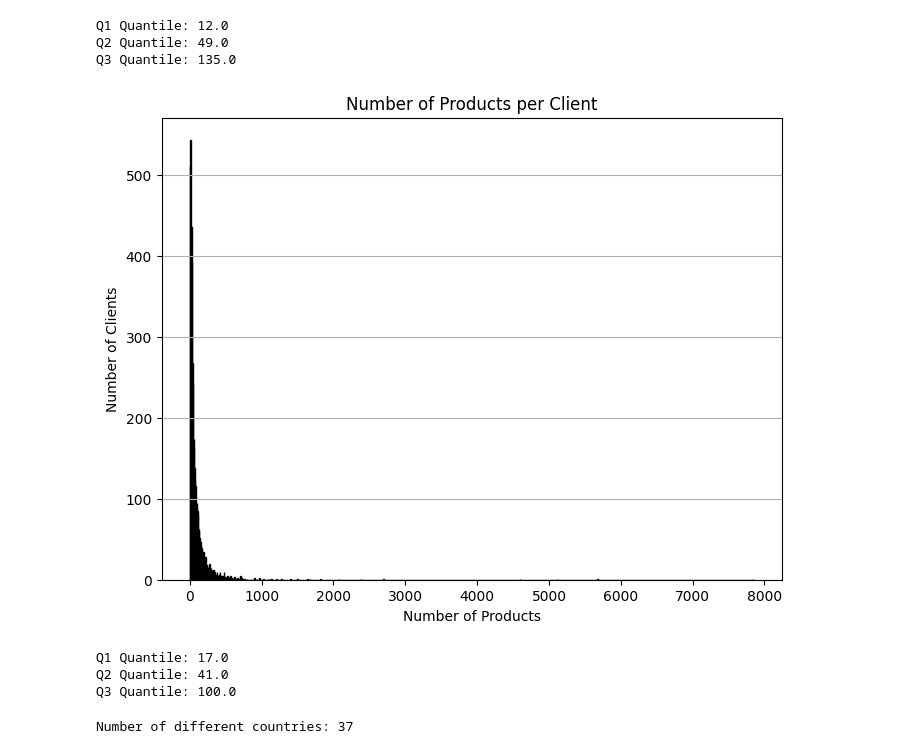
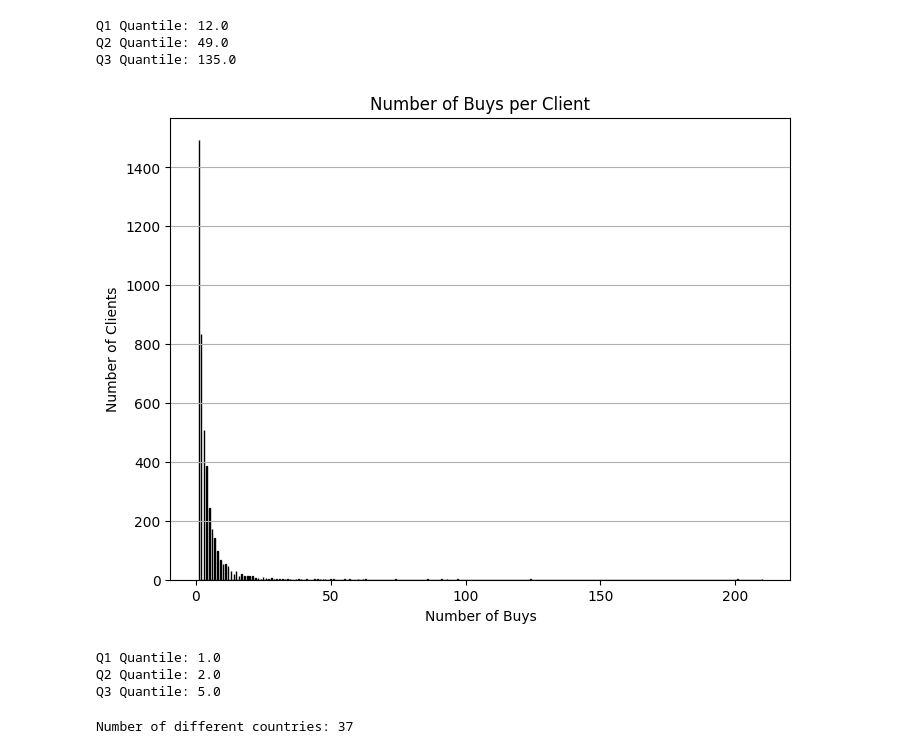
Before and after one commit to DEISI-ULHT-TFC-2023-24/TFC-DEISEI64-E-Commerce, a Jupyter notebook: Queries.ipynb, the cells around one changed output. Cells and saved outputs as stored; diff of their text form; code cells hidden in the pictures.

Commit message:
Changed some graphics to show the intended data (we think it's corrected now)

```diff
--- a/Queries.ipynb
+++ b/Queries.ipynb
@@ -127,26 +127,26 @@ Q2 Quantile: 49.0
 Q3 Quantile: 135.0
 # %%
 # Group by CustomerID and count the number of products for each customer
-products_per_client = filtered_data_quantity.groupby('CustomerID')['InvoiceNo'].count()
+products_per_client = filtered_data_quantity.groupby('CustomerID')['InvoiceNo'].nunique()
 
 # Create a histogram
 plt.figure(figsize=(8, 6))
 plt.hist(products_per_client, bins=1000, color='skyblue', edgecolor='black')
-plt.title('Number of Products per Client')
-plt.xlabel('Number of Products')
+plt.title('Number of Buys per Client')
+plt.xlabel('Number of Buys')
 plt.ylabel('Number of Clients')
 plt.grid(axis='y')
 plt.show()
 
 # Calculate quantis (25%,50%,75%)
 print(f'Q1 Quantile: {np.quantile(products_per_client, .25)}')
 print(f'Q2 Quantile: {np.quantile(products_per_client, .50)}')
 print(f'Q3 Quantile: {np.quantile(products_per_client, .75)}')
 # %% [output]
-[figure, old version]
+[figure, new version]
-Q1 Quantile: 17.0
-Q2 Quantile: 41.0
-Q3 Quantile: 100.0
+Q1 Quantile: 1.0
+Q2 Quantile: 2.0
+Q3 Quantile: 5.0
 # %%
 #----------------- Distinct Countries -----------------#
 
```
Also changed, not shown: parts of 2 cells of this notebook.
